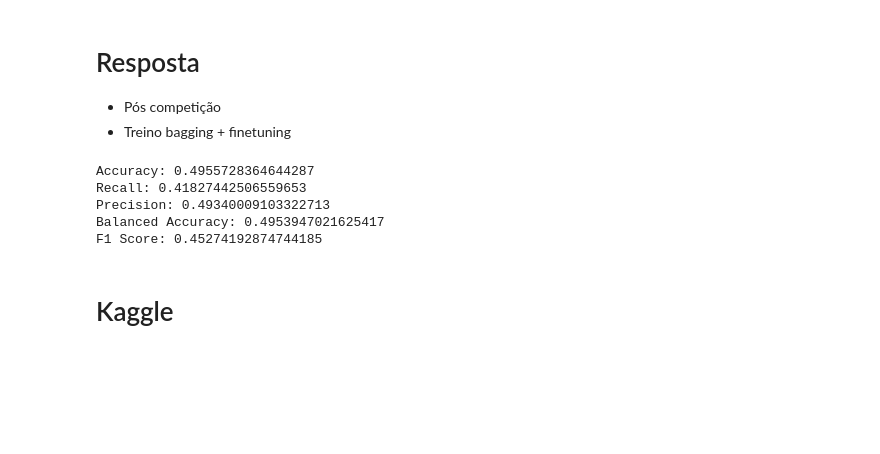
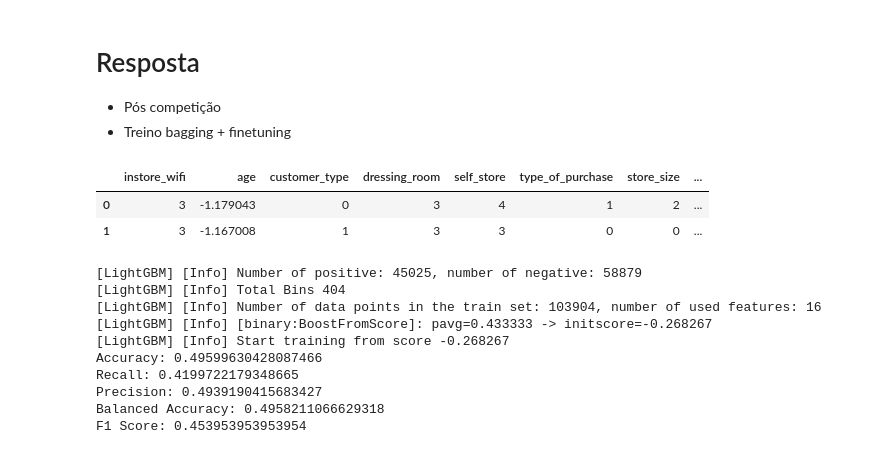
Before and after one commit to TalithaStella/HackDay_5, a Jupyter notebook: hackday_5_ver3.ipynb, the cells around one changed output. Cells and saved outputs as stored; diff of their text form; code cells hidden in the pictures; blank space fills up the shorter version.

```diff
--- a/hackday_5_ver3.ipynb
+++ b/hackday_5_ver3.ipynb
@@ -716,7 +714,7 @@ Feature ranking
 #                  'waiting_room', 'kids_entertainment', 'showroom', 'seller_service', 'cleanliness', 'self_store' ] # ExtraTreesClassifier
 
 cols_selected = ['instore_wifi', 'age', 'customer_type', 'dressing_room', 'self_store', 'type_of_purchase', 'store_size', 'store_location', 'waiting_room',
-'kids_entertainment', 'store_distance', 'store_service', 'purchase_service', 'cleanliness', 'delivery_delay_in_minutes', 'showroom', 'seller_service' ] # LGB
+'kids_entertainment', 'store_distance', 'store_service', 'purchase_service', 'cleanliness', 'showroom', 'seller_service' ] # LGB
 
 #Treino
 x_train = df_train[cols_selected]
@@ -832,13 +852,19 @@ print(accs_vc['test_precision'].mean())
 # %%
 y_test = pd.read_csv('data/submission.csv', low_memory=False)
 y_teste = y_test['Satisfaction']
+# %%
+x_final.head(2)
+# %% [output]
+|  | instore_wifi | age | customer_type | dressing_room | self_store | type_of_purchase | store_size | ... |
+| 0 | 3 | -1.179043 | 0 | 3 | 4 | 1 | 2 | ... |
+| 1 | 3 | -1.167008 | 1 | 3 | 3 | 0 | 0 | ... |
 # %%
 # modelo BaggingClassifier
-bg_final = BaggingClassifier(bootstrap=False, max_features=0.7, max_samples=0.7, n_estimators=1000)
+model_final = LGBMClassifier(n_jobs=-1, learning_rate=0.1, num_leaves=31, max_depth=-1, min_child_samples=20, force_row_wise=True)
 
 
-bg_final.fit(x_final, y)
-y_pred = bg_final.predict( x_teste )
+model_final.fit(x_final, y)
+y_pred = model_final.predict( x_teste )
 
 # Calculando as métricas de avaliação com base nas previsões da validação cruzada
 accuracy = accuracy_score(y_teste, y_pred)
@@ -853,10 +879,13 @@ print("Precision:", precision)
 print("Balanced Accuracy:", balanced_accuracy)
 print("F1 Score:", f1)
 # %% [output]
-Accuracy: 0.4955728364644287
-Recall: 0.41827442506559653
-Precision: 0.49340009103322713
-Balanced Accuracy: 0.4953947021625417
-F1 Score: 0.45274192874744185
+[LightGBM] [Info] Number of positive: 45025, number of negative: 58879
+[LightGBM] [Info] Total Bins 404
+[LightGBM] [Info] Number of data points in the train set: 103904, number of used features: 16
+[LightGBM] [Info] [binary:BoostFromScore]: pavg=0.433333 -> initscore=-0.268267
+[LightGBM] [Info] Start training from score -0.268267
+Accuracy: 0.49599630428087466
+Recall: 0.4199722179348665
+Precision: 0.4939190415683427
+Balanced Accuracy: 0.4958211066629318
+F1 Score: 0.453953953953954
-# %% [markdown]
-# Kaggle
```
Also changed, not shown: parts of 15 cells of this notebook.
